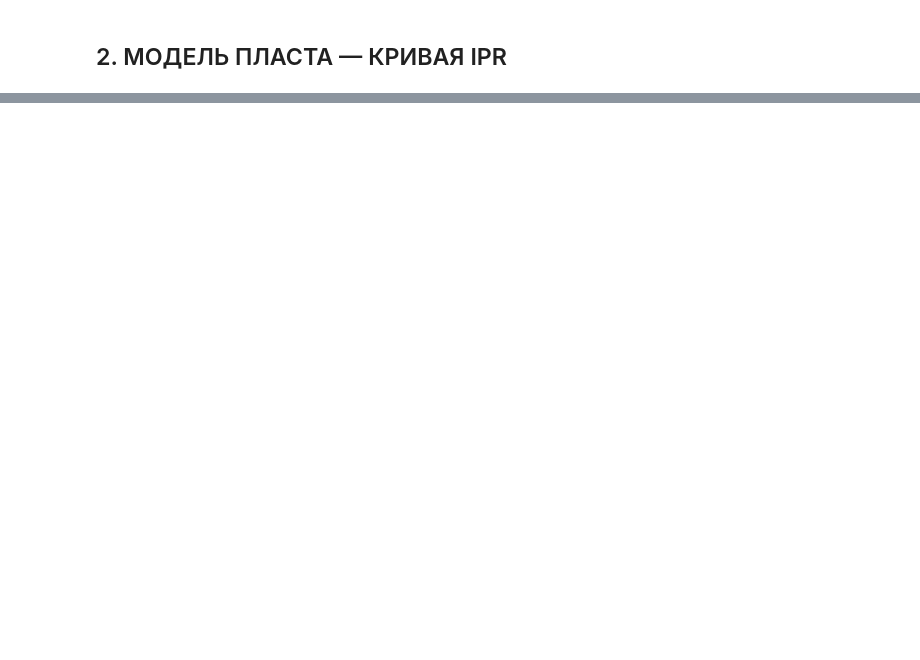
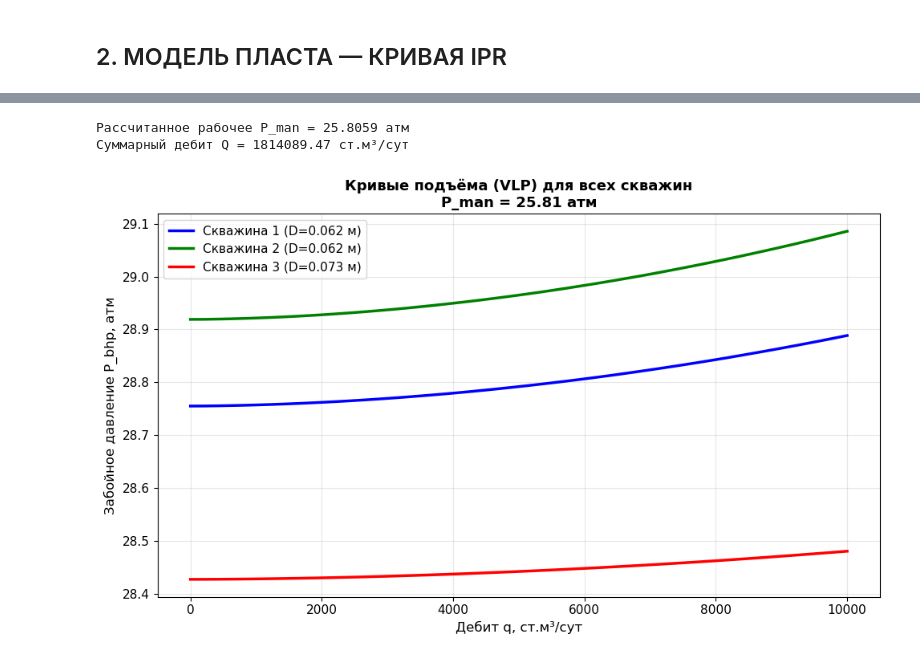
Before and after one commit to Egor-Kashirin/Simulator, a Jupyter notebook: курсовая.ipynb, the cells around one changed output, grey strips where cells are left out. Saved outputs shown, nothing was run; the diff lists cells and outputs as text; code cells hidden in the pictures; blank space fills up the shorter version.

```diff
--- a/курсовая.ipynb
+++ b/курсовая.ipynb
@@ -251,0 +106,80 @@ C = 65.8964 ст.м³/(сут·атм)
+# %%
+wells_data = {
+    'L': [2000, 2500, 1800],
+    'D': [0.062, 0.062, 0.073],
+    'delta': [0.000046, 0.000046, 0.000046],
+    'H': [1800, 1900, 1600],
+}
+
+shlyf_L = 5000
+shlyf_D = 0.200
+shlyf_delta = 0.000046
+P_line = 5.0
+P_res = 100.0
+
+pipes = []
+for i in range(3):
+    pipe = Pipe(L=wells_data['L'][i], D=wells_data['D'][i], roughness=wells_data['delta'][i], H=wells_data['H'][i])
+    pipes.append(pipe)
+
+shlyf = Pipe(L=shlyf_L, D=shlyf_D, roughness=shlyf_delta, H=0.0)
+
+P_man = P_line + 10.0
+
+for _ in range(50):
+    q_total = 0.0
+    for pipe in pipes:
+        dP_est = pipe.calculate_dP(P_man, 1000, interp)
+        P_bhp = P_man + dP_est
+        q_well = res.get_ipr_square(P_bhp, C_prod)
+        q_total += q_well
+
+    dP_shlyf = shlyf.calculate_dP(P_man, q_total, interp)
+    P_man_new = P_line + dP_shlyf
+
+    if abs(P_man_new - P_man) < 0.01:
+        P_man = P_man_new
+        break
+    P_man = 0.5 * P_man + 0.5 * P_man_new
+
+print(f"Рассчитанное рабочее P_man = {P_man:.4f} атм")
+print(f"Суммарный дебит Q = {q_total:.2f} ст.м³/сут")
+
+plt.figure(figsize=(10, 6))
+colors = ['blue', 'green', 'red']
+for i in range(3):
+    q_range = np.linspace(0, 10000, 50)
+    qs, pbhps = pipes[i].get_vlp(P_man, q_range, interp)
+    plt.plot(qs, pbhps, color=colors[i], linewidth=2.5, label=f'Скважина {i+1} (D={wells_data["D"][i]} м)')
+
+plt.xlabel('Дебит q, ст.м³/сут', fontsize=12)
+plt.ylabel('Забойное давление P_bhp, атм', fontsize=12)
+plt.title(f'Кривые подъёма (VLP) для всех скважин\nP_man = {P_man:.2f} атм', fontsize=13, fontweight='bold')
+plt.grid(True, alpha=0.3)
+plt.legend(fontsize=11)
+plt.tight_layout()
+plt.show()
+
+D_test = wells_data['D'][0]
+delta_test = wells_data['delta'][0]
+rel_rough = delta_test / D_test
+
+Re_range = np.logspace(2, 7, 200)
+lambda_vals = [pipes[0]._calc_lambda(Re, rel_rough) for Re in Re_range]
+
+plt.figure(figsize=(9, 5))
+plt.loglog(Re_range, lambda_vals, 'b-', linewidth=2, label='Колбрук–Уайт')
+plt.loglog(Re_range, [64/Re for Re in Re_range], 'r-.', alpha=0.6, label='Ламинарный: λ=64/Re')
+plt.axvline(x=2300, color='gray', linestyle=':', alpha=0.5, label='Переход: Re=2300')
+
+plt.xlabel('Число Рейнольдса Re', fontsize=11)
+plt.ylabel('Коэффициент трения λ', fontsize=11)
+plt.title(f'Зависимость λ(Re) для Скважины 1', fontsize=12, fontweight='bold')
+plt.grid(alpha=0.3, which='both', linestyle='--')
+plt.legend(fontsize=10)
+plt.tight_layout()
+plt.show()
+# %% [output]
+Рассчитанное рабочее P_man = 25.8059 атм
+Суммарный дебит Q = 1814089.47 ст.м³/сут
+[figure, added]
```
Also changed, not shown: parts of 11 cells of this notebook, 6 other files.
